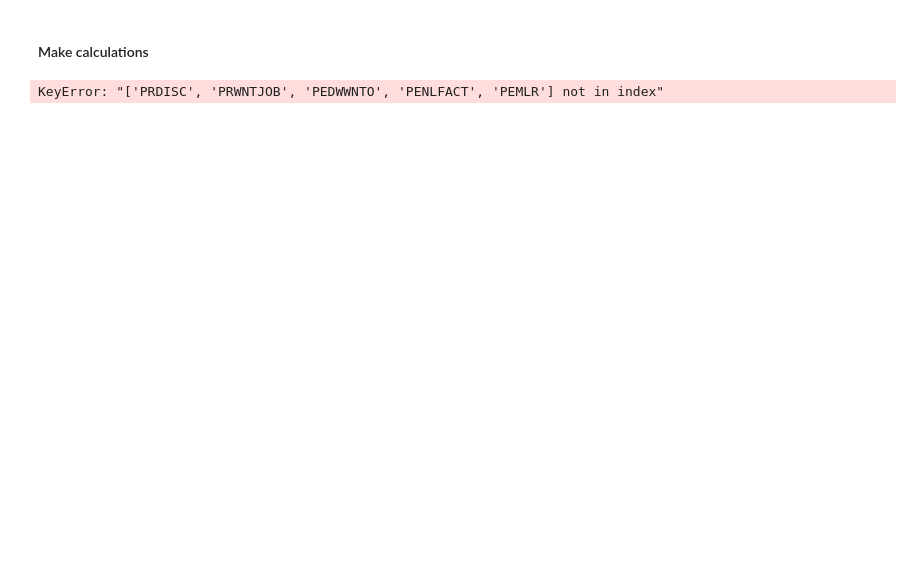
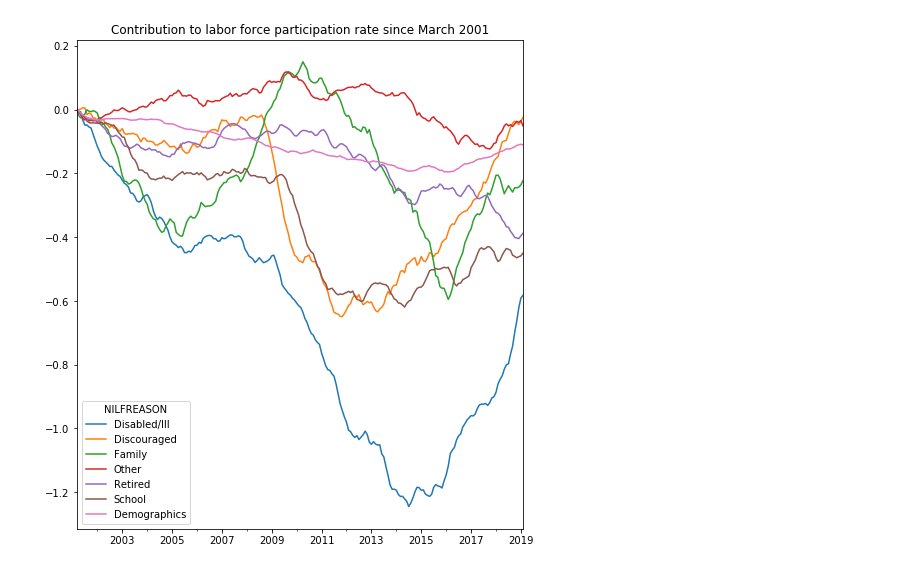
Before and after one commit to bdecon/econ_data, a Jupyter notebook: micro/CPS_NILF.ipynb, the cells around one changed output. Cells and saved outputs as stored; diff of their text form; code cells hidden in the pictures; blank space fills up the shorter version.

Commit message:
Fixed CPS_NILF.ipynb after break from change in bd CPS

```diff
--- a/micro/CPS_NILF.ipynb
+++ b/micro/CPS_NILF.ipynb
@@ -128,17 +21,0 @@ s = ['Disabled/Ill', 'Home/Family', 'Retired', 'EnrolledSchool', 'Discouraged']
-# %% [markdown]
-#### Make calculations
-# %%
-# Calculate age and sex adjusted values
-df2 = pd.DataFrame()
-for year in list(range(2000, 2019)):
-    file = f'cps{year}.ft'
-    for i, df in pd.read_feather(file)[ser].groupby('MONTH'):
-        date = pd.to_datetime(f'{year}-{i}-01')
-        # Keep by age, and sex, and whether counted in labor force
-        df = df[(df['AGE'].between(age[0], age[1])) &
-                 (df['PEMLR'].isin(list(range(1,8)))) &
-                 (df['FEMALE'].isin(sex[1]))]
-        df['BASICWGT'] = df['BASICWGT']
-        nilf_calc(date, s, df, df2, dem_adj, adj=['age', 'sex'])
-# %% [output]
-KeyError: "['PRDISC', 'PRWNTJOB', 'PEDWWNTO', 'PENLFACT', 'PEMLR'] not in index"
@@ -156,0 +36,38 @@ data2[s2].plot(title='Contribution to labor force participation rate since March
+# %%
+results = pd.DataFrame()
+
+for year in range(2000, 2020):
+    annual_data = (pd.read_feather(f'cps{year}.ft', columns=filter_cols)
+                     .query('25 <= AGE <= 54'))
+    for month, df in annual_data.groupby('MONTH'):
+
+        date = pd.to_datetime(f'{year}-{month}-01')
+
+        dem_adj = {}
+        for sex in [0, 1]:
+            dfs = df[df['FEMALE'] == sex]
+            age_dict = (dfs.groupby('AGE').BASICWGT.sum()
+                        / dfs.BASICWGT.sum()).to_dict()
+            for age in age_dict.keys():
+                dem_adj[(sex, age)] = dem_2001[(sex, age)] / age_dict[age]
+
+        df['COMBO'] = list(zip(df['FEMALE'], df['AGE']))
+        df['ADJWGT'] = df['COMBO'].map(dem_adj) * df['BASICWGT']
+
+        s = df.groupby('NILFREASON').ADJWGT.sum() / df.ADJWGT.sum()
+        unadj = (df.groupby('NILFREASON').BASICWGT.sum()
+                 / df.BASICWGT.sum()).nan
+        monthly_result = s.to_frame(name=date).T
+        monthly_result.at[date, 'nan'] = s.nan - unadj
+
+        results = results.append(monthly_result)
+
+results = results.rename({'nan': 'Demographics'}, axis=1)
+results = results.rolling(12).mean().dropna().loc['2001-03-01':] * 100
+results = results.iloc[0] - results
+# %%
+%matplotlib inline
+title='Contribution to labor force participation rate since March 2001'
+results.plot(figsize=(8, 9), title=title);
+# %% [output]
+[figure, added]
```
Also changed, not shown: parts of 11 cells of this notebook, 1 other file.
